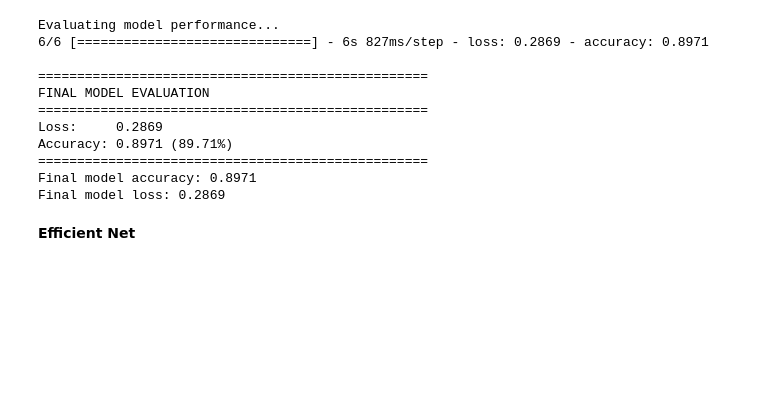
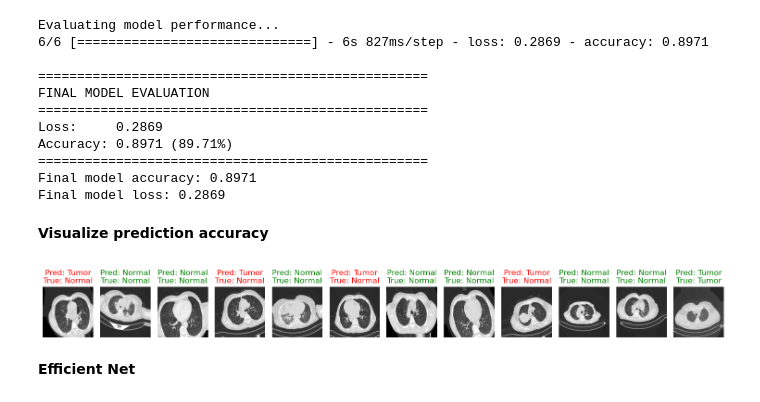
Before and after one commit to kmarita/Deep-Learning-on-Biomedical-Data-Project, a Jupyter notebook: DLreport.ipynb, the cells around one changed output. Drawn from its saved outputs; the diff is of its cells as text; code cells hidden in the pictures; blank space fills up the shorter version.

```diff
--- a/DLreport.ipynb
+++ b/DLreport.ipynb
@@ -510,6 +512,31 @@ Accuracy: 0.8971 (89.71%)
 ==================================================
 Final model accuracy: 0.8971
 Final model loss: 0.2869
+# %% [markdown]
+**Visualize prediction accuracy**
+# %%
+def predict_and_display(model, image_generator, num_images=12):
+    """Make predictions and display results"""
+    images, true_labels = next(image_generator)
+    predictions = model.predict(images)
+
+    plt.figure(figsize=(15, 10))
+
+    for i in range(num_images):
+        plt.subplot(1, num_images, i+1)
+        plt.imshow(images[i])
+        predicted_class = "Tumor" if predictions[i][0] > 0.5 else "Normal"
+        true_class = "Tumor" if true_labels[i] > 0.5 else "Normal"
+        title = f"Pred: {predicted_class}\nTrue: {true_class}"
+        plt.title(title, color=("green" if predicted_class == true_class else "red"))
+        plt.axis('off')
+
+    plt.tight_layout()
+    plt.show()
+# %%
+predict_and_display(cnn_model, validation_generator, num_images=12)
+# %% [output]
+[figure, added]
 # %% [markdown]
 **Efficient Net**
 # %%
```
Also changed, not shown: parts of 5 cells of this notebook.
